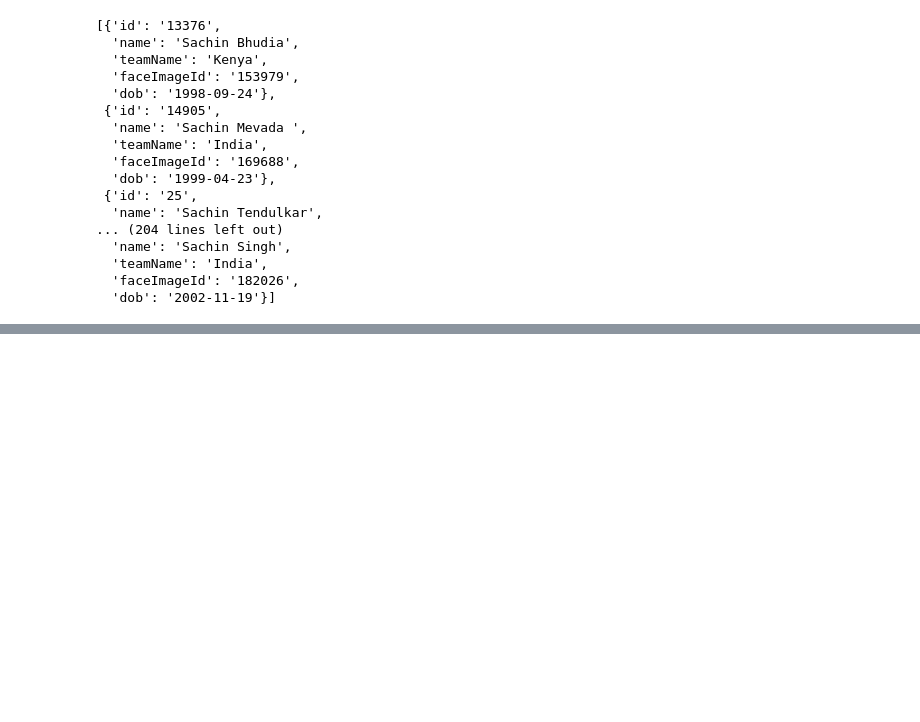
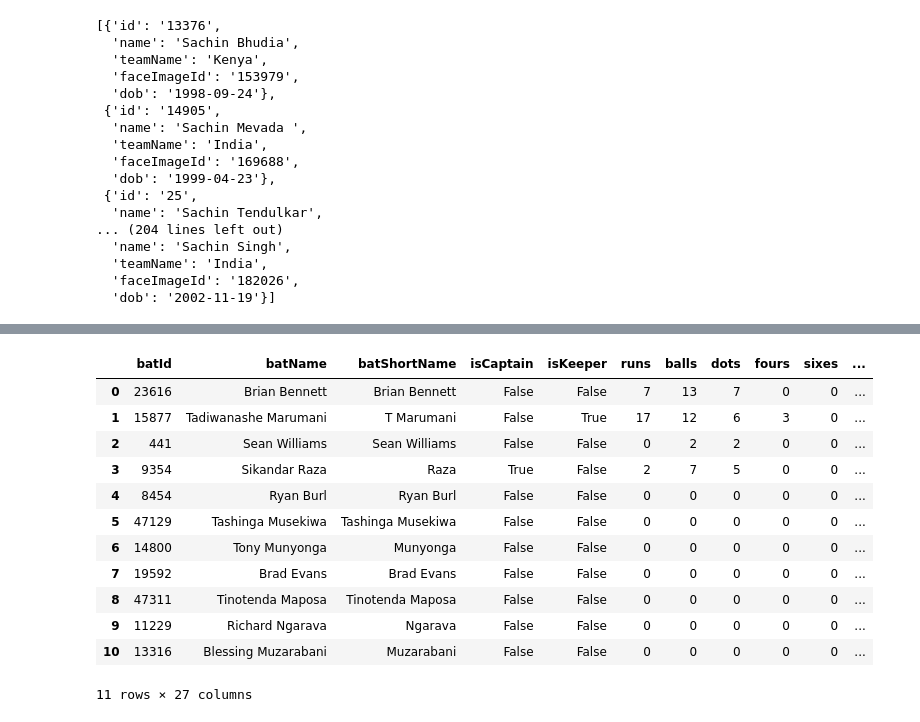
Before and after one commit to irfanhameedofficial-png/cricbuzz_livestats, a Jupyter notebook: test.ipynb, the cells around one changed output, grey strips where cells are left out. Drawn from its saved outputs; the diff is of its cells as text; code cells hidden in the pictures; blank space fills up the shorter version.

Commit message:
Live scorecard is ready. Only need to show the required columns

```diff
--- a/test.ipynb
+++ b/test.ipynb
@@ -525,0 +509,13 @@ Sachin Singh
+# %%
+import requests
+
+url = "https://cricbuzz-cricket.p.rapidapi.com/mcenter/v1/122968/hscard"
+
+headers = {
+	"x-rapidapi-key": "4879a17e0cmsh37b379d4ab14552p161d4djsncf56613e28e8",
+	"x-rapidapi-host": "cricbuzz-cricket.p.rapidapi.com"
+}
+
+response = requests.get(url, headers=headers)
+
+print(response.json())
@@ -525,0 +524,3 @@ Sachin Singh
+# %%
+data = response.json()
+data['scoreCard']
@@ -525,0 +547,24 @@ Sachin Singh
+# %%
+s1 = data['scoreCard']
+bat = []
+for innings in s1:
+    s = innings['batTeamDetails']['batsmenData'].values()
+    # bat = s['batsmenData']
+    # df = pd.DataFrame(bat.values())
+
+df = pd.DataFrame(s)
+df
+# %% [output]
+|  | batId | batName | batShortName | isCaptain | isKeeper | runs | balls | dots | fours | sixes | ... |
+| 0 | 23616 | Brian Bennett | Brian Bennett | False | False | 7 | 13 | 7 | 0 | 0 | ... |
+| 1 | 15877 | Tadiwanashe Marumani | T Marumani | False | True | 17 | 12 | 6 | 3 | 0 | ... |
+| 2 | 441 | Sean Williams | Sean Williams | False | False | 0 | 2 | 2 | 0 | 0 | ... |
+| 3 | 9354 | Sikandar Raza | Raza | True | False | 2 | 7 | 5 | 0 | 0 | ... |
+| 4 | 8454 | Ryan Burl | Ryan Burl | False | False | 0 | 0 | 0 | 0 | 0 | ... |
+| 5 | 47129 | Tashinga Musekiwa | Tashinga Musekiwa | False | False | 0 | 0 | 0 | 0 | 0 | ... |
+| 6 | 14800 | Tony Munyonga | Munyonga | False | False | 0 | 0 | 0 | 0 | 0 | ... |
+| 7 | 19592 | Brad Evans | Brad Evans | False | False | 0 | 0 | 0 | 0 | 0 | ... |
+| 8 | 47311 | Tinotenda Maposa | Tinotenda Maposa | False | False | 0 | 0 | 0 | 0 | 0 | ... |
+| 9 | 11229 | Richard Ngarava | Ngarava | False | False | 0 | 0 | 0 | 0 | 0 | ... |
+| 10 | 13316 | Blessing Muzarabani | Muzarabani | False | False | 0 | 0 | 0 | 0 | 0 | ... |
+11 rows × 27 columns
```
Also changed, not shown: parts of 7 cells of this notebook, 1 other file.
